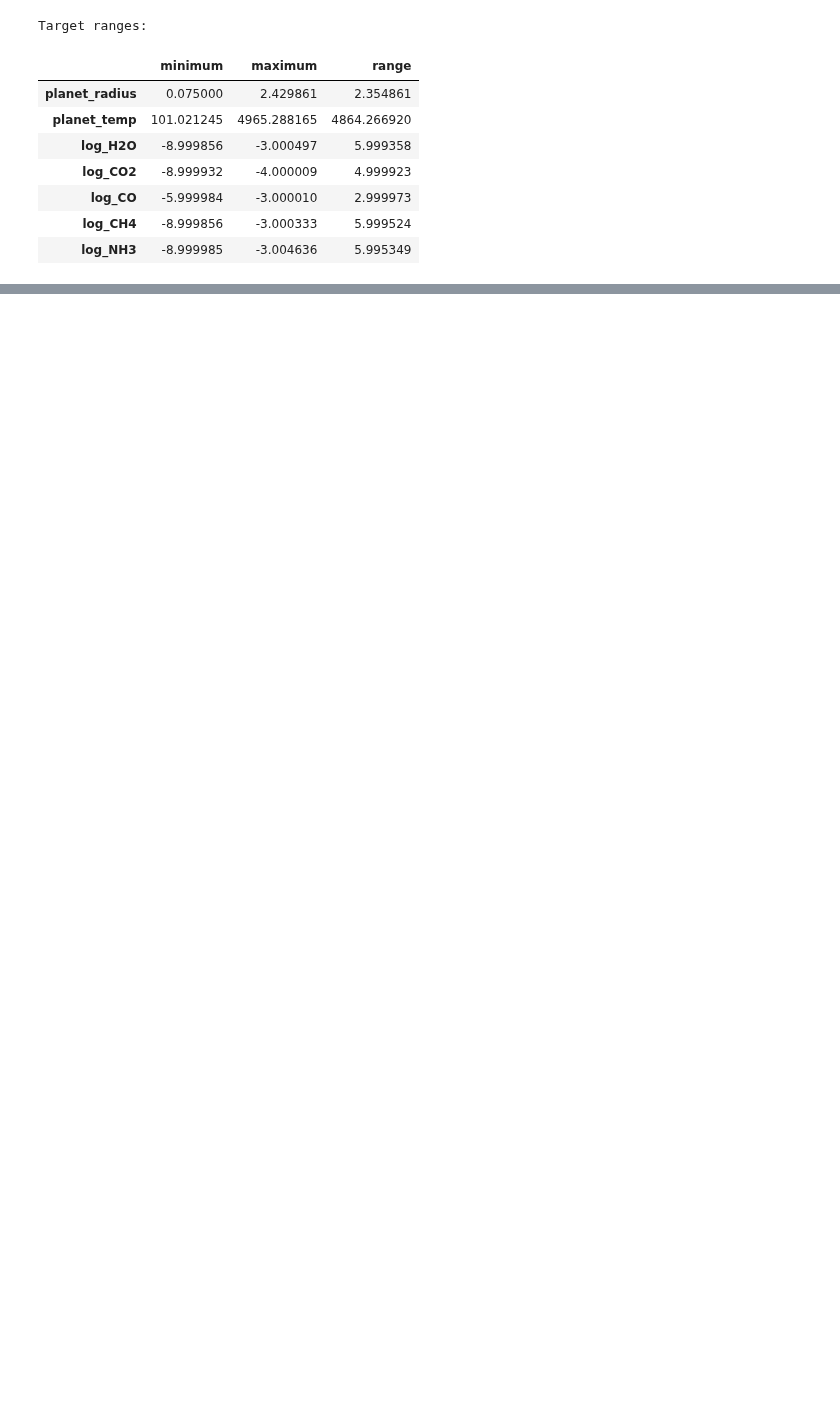
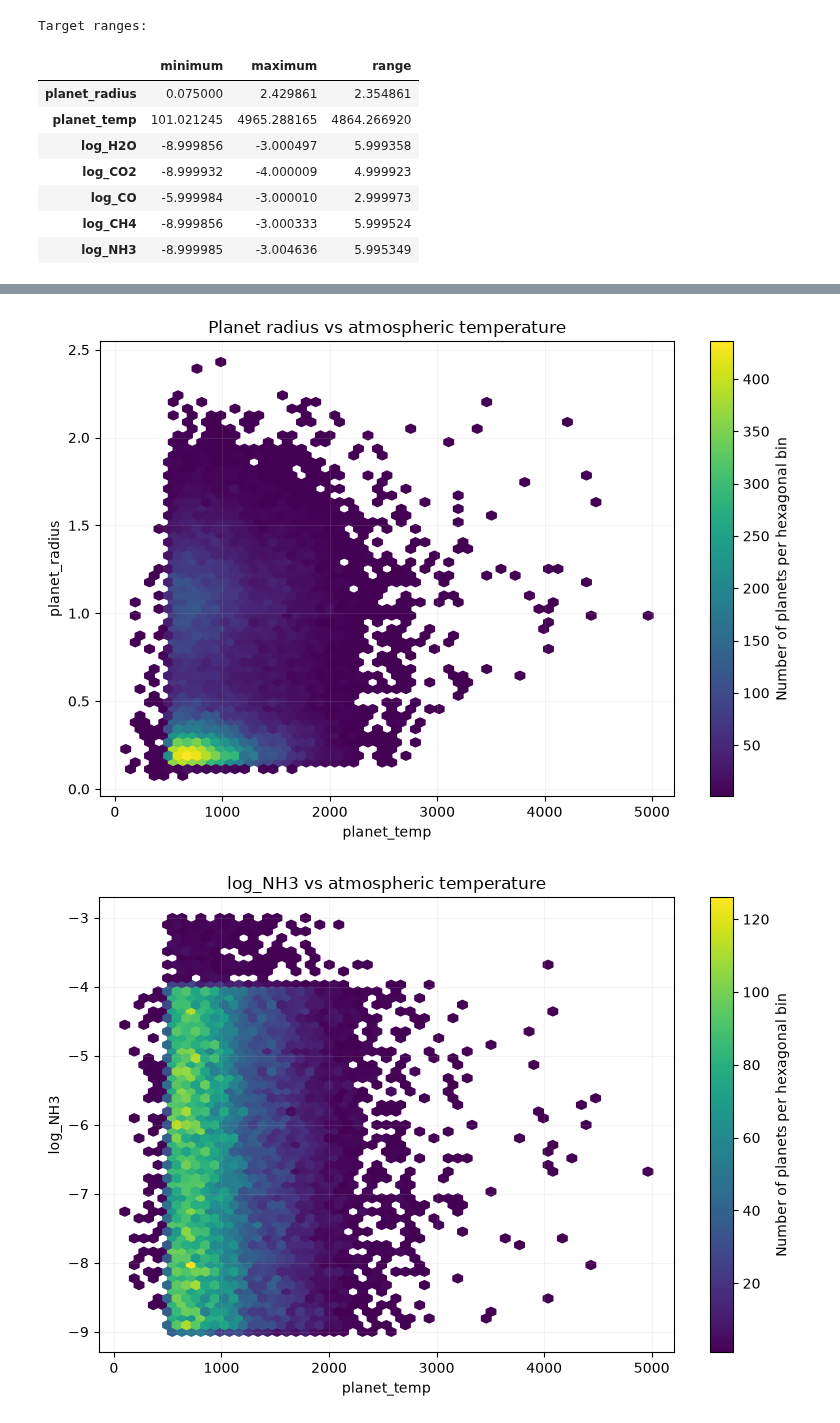
Before and after one commit to ajf12327/ADC2023-conformal-prediction, a Jupyter notebook: notebooks/02_EDA.ipynb, the cells around one changed output, grey strips where cells are left out. Cells and saved outputs as stored; diff of their text form; code cells hidden in the pictures; blank space fills up the shorter version.

```diff
--- a/notebooks/02_EDA.ipynb
+++ b/notebooks/02_EDA.ipynb
@@ -163,0 +440,48 @@ Target ranges:
+# %%
+HEXBIN_GRIDSIZE = 55
+
+target_relationships = [
+    {"x": "planet_temp",
+     "y": "planet_radius",
+     "title": "Planet radius vs atmospheric temperature"
+     },
+
+     {"x": "planet_temp",
+      "y": "log_NH3",
+      "title": "log_NH3 vs atmospheric temperature"
+      },
+      {
+        "x": "planet_radius",
+        "y": "log_NH3",
+        "title": "log_NH3 versus planet radius",
+    },
+]
+
+for relationship in target_relationships:
+    x_name = relationship["x"]
+    y_name = relationship["y"]
+
+    fig, ax = plt.subplots(figsize=(8, 5.5))
+
+    hexbin = ax.hexbin(
+        target_only[x_name],
+        target_only[y_name],
+        gridsize=HEXBIN_GRIDSIZE,
+        mincnt=1,
+        cmap="viridis",
+    )
+
+    colour_bar = fig.colorbar(hexbin, ax=ax)
+    colour_bar.set_label("Number of planets per hexagonal bin")
+
+    ax.set_title(relationship["title"])
+    ax.set_xlabel(f"{x_name}")
+    ax.set_ylabel(f"{y_name}")
+    ax.grid(alpha=0.15)
+
+    fig.tight_layout()
+    plt.show()
+    plt.close(fig)
+# %% [output]
+[figure, added]
+[figure, added]
```
Also changed, not shown: parts of 19 cells of this notebook.
